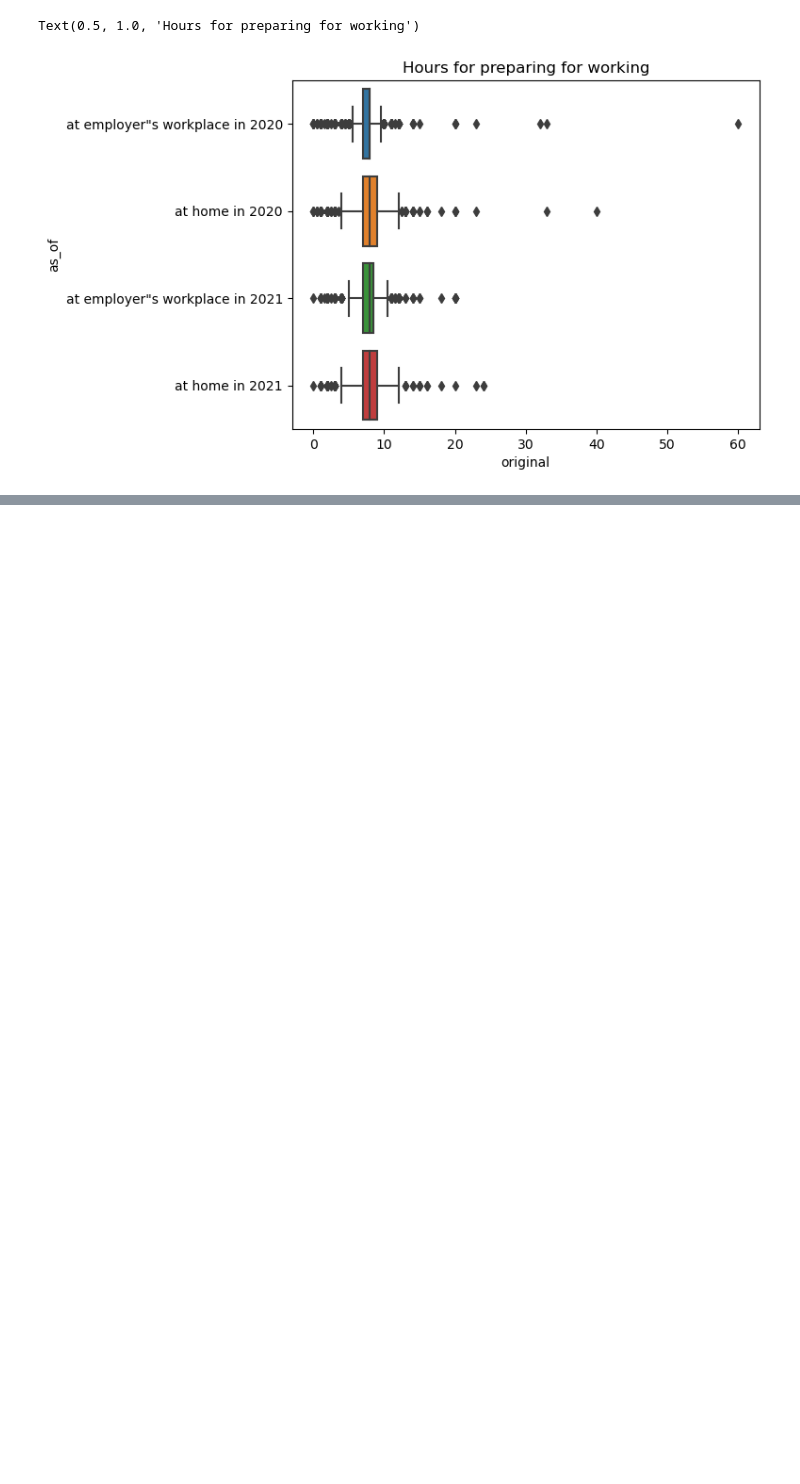
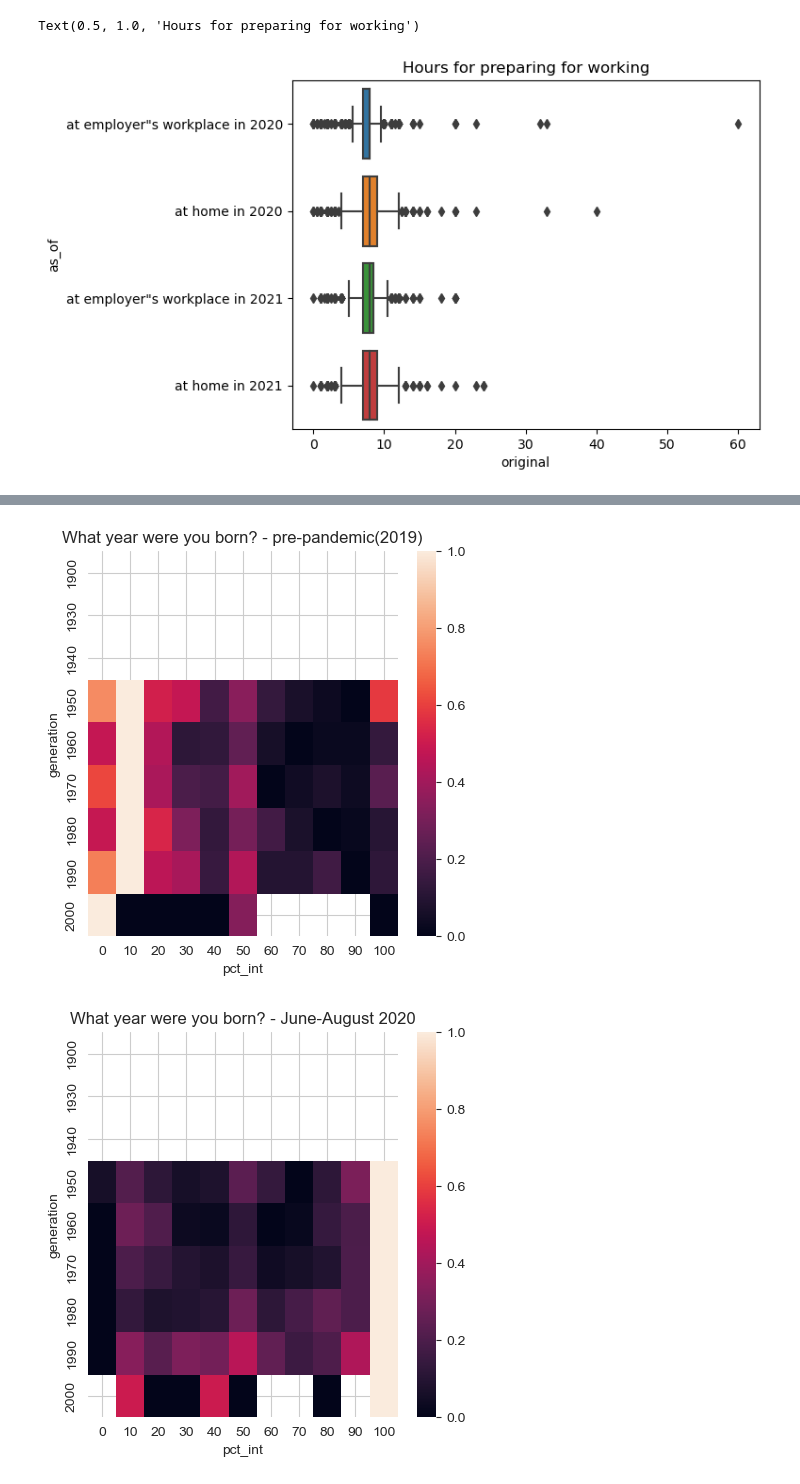
Before and after one commit to ry00iimura/MSDS_DSC672, a Jupyter notebook: EDA.ipynb, the cells around one changed output, grey strips where cells are left out. Saved outputs shown, nothing was run; the diff lists cells and outputs as text; code cells hidden in the pictures; blank space fills up the shorter version.

```diff
--- a/EDA.ipynb
+++ b/EDA.ipynb
@@ -562,0 +636,28 @@ Text(0.5, 1.0, 'Hours for preparing for working')
+# %%
+bio_2020 = result_list1[0]
+
+exp_2020 = q.unstack_df(result_list2[0],['pre-pandemic(2019)','June-August 2020'])
+original_text = exp_2020['original'].unique().tolist()
+extracted_text =q.extract_percentages(original_text)
+exp_2020 = q.insert_replace_value(exp_2020,'original',original_text,extracted_text,'pct')
+
+result_2020 = pd.merge(bio_2020,exp_2020.reset_index(), on = q.id, how = 'inner')
+# %%
+bio_2021 = result_list1[1]
+
+exp_2021 = q.unstack_df(result_list2[1],['October-December 2020','pandemic(2021)'])
+original_text = exp_2021['original'].unique().tolist()
+extracted_text =q.extract_percentages(original_text)
+exp_2021 = q.insert_replace_value(exp_2021,'original',original_text,extracted_text,'pct')
+
+result_2021 = pd.merge(bio_2021,exp_2021.reset_index(), on = q.id, how = 'inner')
+# %%
+exp11_bio0 = pd.concat([result_2020,result_2021])
+# %%
+# add new columns
+
+pct_int = exp11_bio0['pct'].str.replace('%', '').astype(int)
+exp11_bio0.insert(exp11_bio0.shape[1],'pct_int',pct_int)
+
+generation = (exp11_bio0[q_info1['question']] // 10) * 10
+exp11_bio0.insert(exp11_bio0.shape[1],'generation',generation)
@@ -562,0 +666,11 @@ Text(0.5, 1.0, 'Hours for preparing for working')
+# %%
+for ao in exp11_bio0['as_of'].unique():
+    df = exp11_bio0.query('as_of == "{}"'.format(ao))
+    df_ctab = pd.crosstab(df['generation'], df['pct_int'], values = df[q.id], aggfunc = 'count')
+    df_normalized = df_ctab.apply(lambda x: (x - x.min()) / (x.max() - x.min()), axis=1)
+    plt.figure(figsize = (5,5))
+    sns.heatmap(df_normalized)
+    plt.title('{} - {}'.format(q_info1['question'],ao))
+# %% [output]
+[figure, added]
+[figure, added]
```
Also changed, not shown: parts of 22 cells of this notebook.
